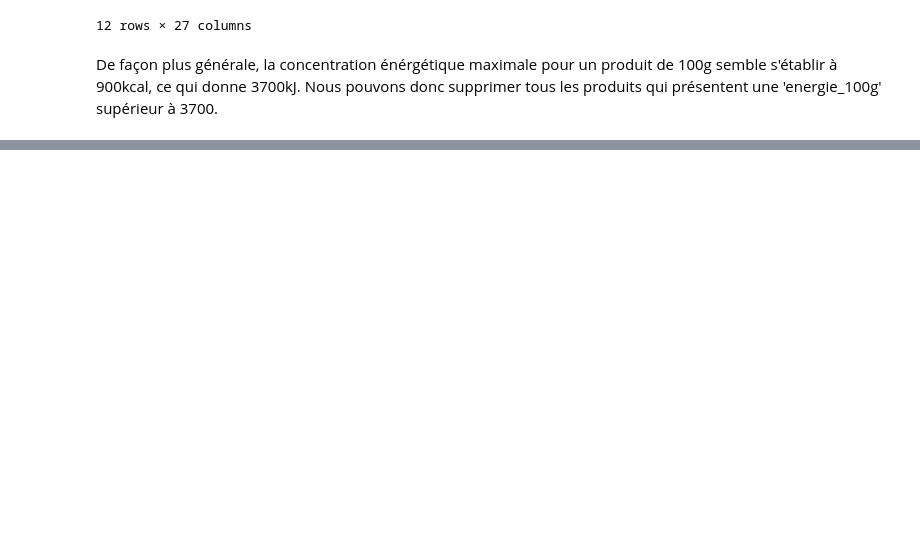
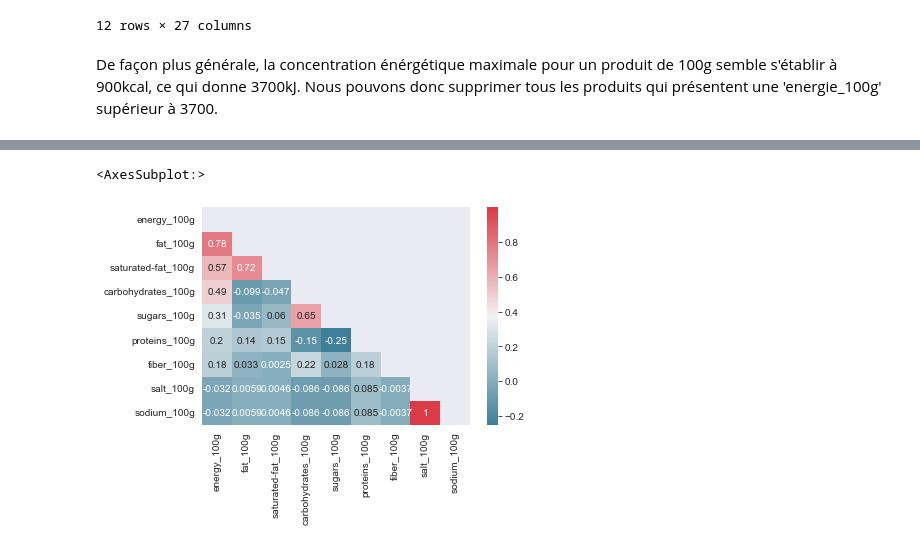
Before and after one commit to gregmansio/nutrition_app_example_OC_P3, a Jupyter notebook: Application de santé publique.ipynb, the cells around one changed output, grey strips where cells are left out. Cells and saved outputs as stored; diff of their text form; code cells hidden in the pictures; blank space fills up the shorter version.

```diff
--- a/Application de santé publique.ipynb
+++ b/Application de santé publique.ipynb
@@ -348,0 +370,3 @@ plt.show()
+# %%
+product_mean = final_set.groupby('product_name')[['energy_100g', 'fat_100g', 'saturated-fat_100g', 'carbohydrates_100g', 'sugars_100g', 'proteins_100g', 'fiber_100g', 'salt_100g', 'sodium_100g']].mean()
+product_mean
@@ -348,0 +388,11 @@ plt.show()
+# %%
+# Utilisation des moyennes par produit pour imputer les valeurs manquantes
+my_vars = ['energy_100g', 'fat_100g', 'saturated-fat_100g', 'carbohydrates_100g', 'sugars_100g', 'proteins_100g', 'fiber_100g', 'salt_100g', 'sodium_100g']
+final_set_new = final_set
+for var in my_vars:
+    null = final_set[final_set[var].isnull()]
+    var_mean = null.merge(product_mean[var], how = 'left', on='product_name')
+    var_mean[var] = var_mean[var+'_y']
+    var_mean = var_mean[['code', var]]
+    final_set_new = final_set_new.merge(var_mean, how= 'left', on= 'code')
+    final_set_new[var] = np.where(final_set_new[var+'_x'].isnull(), final_set_new[var+'_y'], final_set_new[var+'_x'])
@@ -348,0 +401,4 @@ plt.show()
+# %%
+# On ne garde que la nouvelle variable
+for var in my_vars:
+    final_set_new = final_set_new.drop(columns = [var+'_x', var+'_y'])
@@ -348,0 +449,10 @@ plt.show()
+# %%
+# Correlation map
+nutriment_subset = final_set_new[['energy_100g', 'fat_100g', 'saturated-fat_100g', 'carbohydrates_100g', 'sugars_100g', 'proteins_100g', 'fiber_100g', 'salt_100g', 'sodium_100g']]
+corr = nutriment_subset.corr() #correlation calculation
+mask = np.triu(np.ones_like(corr, dtype=bool)) #half-correlation table mask
+cmap = sns.diverging_palette(225,10, as_cmap=True)
+sns.heatmap(corr, mask = mask, cmap = cmap, annot=True)
+# %% [output]
+<AxesSubplot:>
+[figure, added]
```
Also changed, not shown: parts of 45 cells of this notebook.
